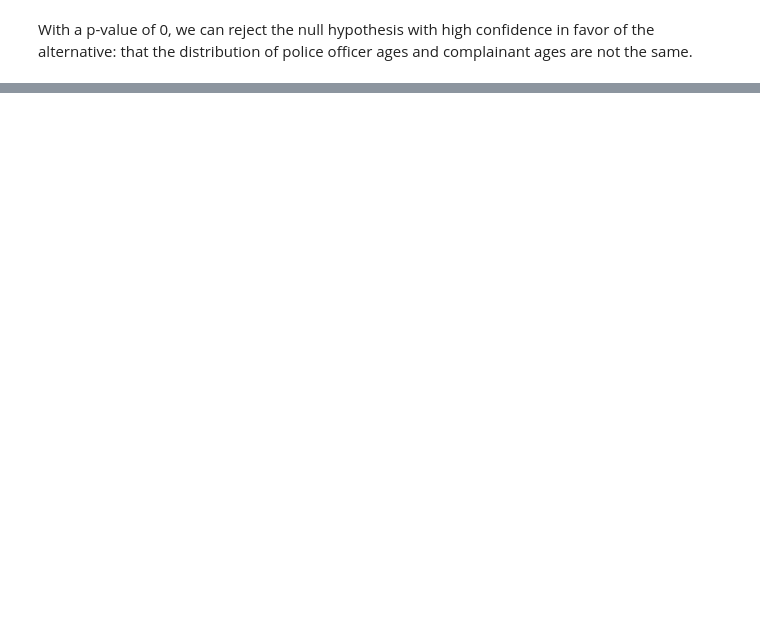
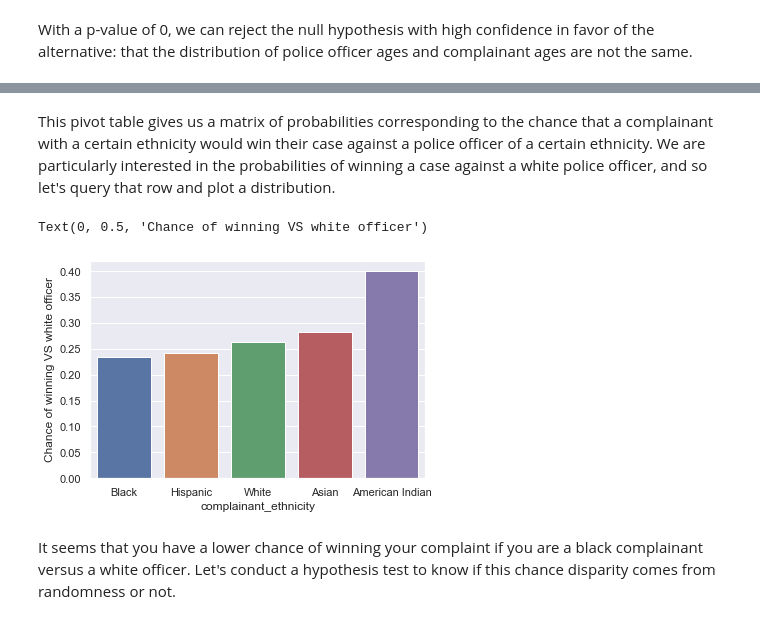
Before and after one commit to RyanHUNGry/nypd-civilian-complaints-EDA, a Jupyter notebook: notebook.ipynb, the cells around one changed output, grey strips where cells are left out. Saved outputs shown, nothing was run; the diff lists cells and outputs as text; code cells hidden in the pictures; blank space fills up the shorter version.

Commit message:
Added first steps of hypothesis testing

```diff
--- a/notebook.ipynb
+++ b/notebook.ipynb
@@ -375,0 +399,11 @@ With a p-value of 0, we can reject the null hypothesis with high confidence in f
+# %%
+def create_disposition_feature(disposition):
+    if pd.isnull(disposition):
+        return np.nan
+    elif "Substantiated" in disposition:
+        return True
+    else:
+        return False
+
+cleaned['did_win_case'] = cleaned['board_disposition'].apply(create_disposition_feature)
+cleaned[['did_win_case', 'board_disposition']].head(15)
@@ -375,0 +427,3 @@ With a p-value of 0, we can reject the null hypothesis with high confidence in f
+# %%
+ethnicity_pivot_table = cleaned.pivot_table(index = 'mos_ethnicity', columns='complainant_ethnicity', values='did_win_case', aggfunc='mean')
+ethnicity_pivot_table
@@ -375,0 +438,11 @@ With a p-value of 0, we can reject the null hypothesis with high confidence in f
+# %% [markdown]
+This pivot table gives us a matrix of probabilities corresponding to the chance that a complainant with a certain ethnicity would win their case against a police officer of a certain ethnicity. We are particularly interested in the probabilities of winning a case against a white police officer, and so let's query that row and plot a distribution.
+# %%
+white_officer_pivot_table = ethnicity_pivot_table.loc['White']
+ax = sns.barplot(x = white_officer_pivot_table.sort_values().index, y = white_officer_pivot_table.sort_values())
+ax.set_ylabel("Chance of winning VS white officer")
+# %% [output]
+Text(0, 0.5, 'Chance of winning VS white officer')
+[figure, added]
+# %% [markdown]
+It seems that you have a lower chance of winning your complaint if you are a black complainant versus a white officer. Let's conduct a hypothesis test to know if this chance disparity comes from randomness or not.
```
Also changed, not shown: parts of 7 cells of this notebook.
